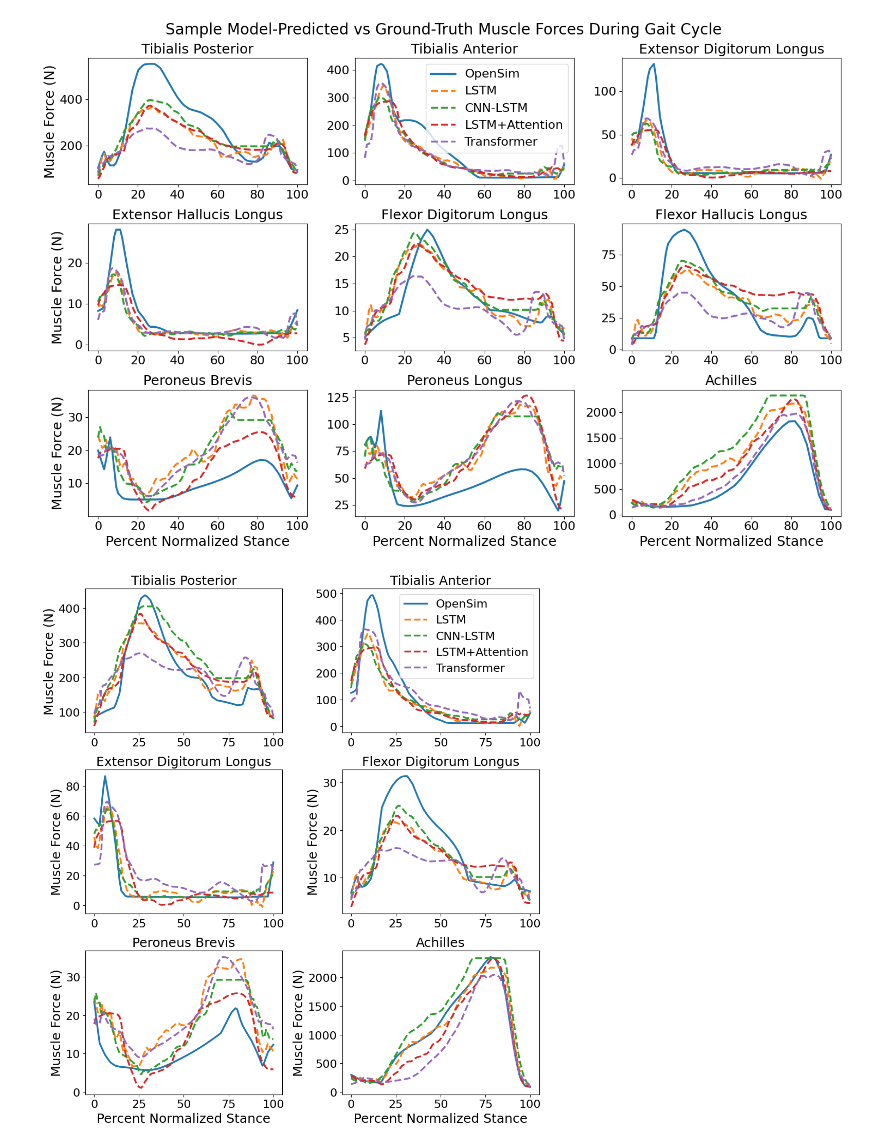
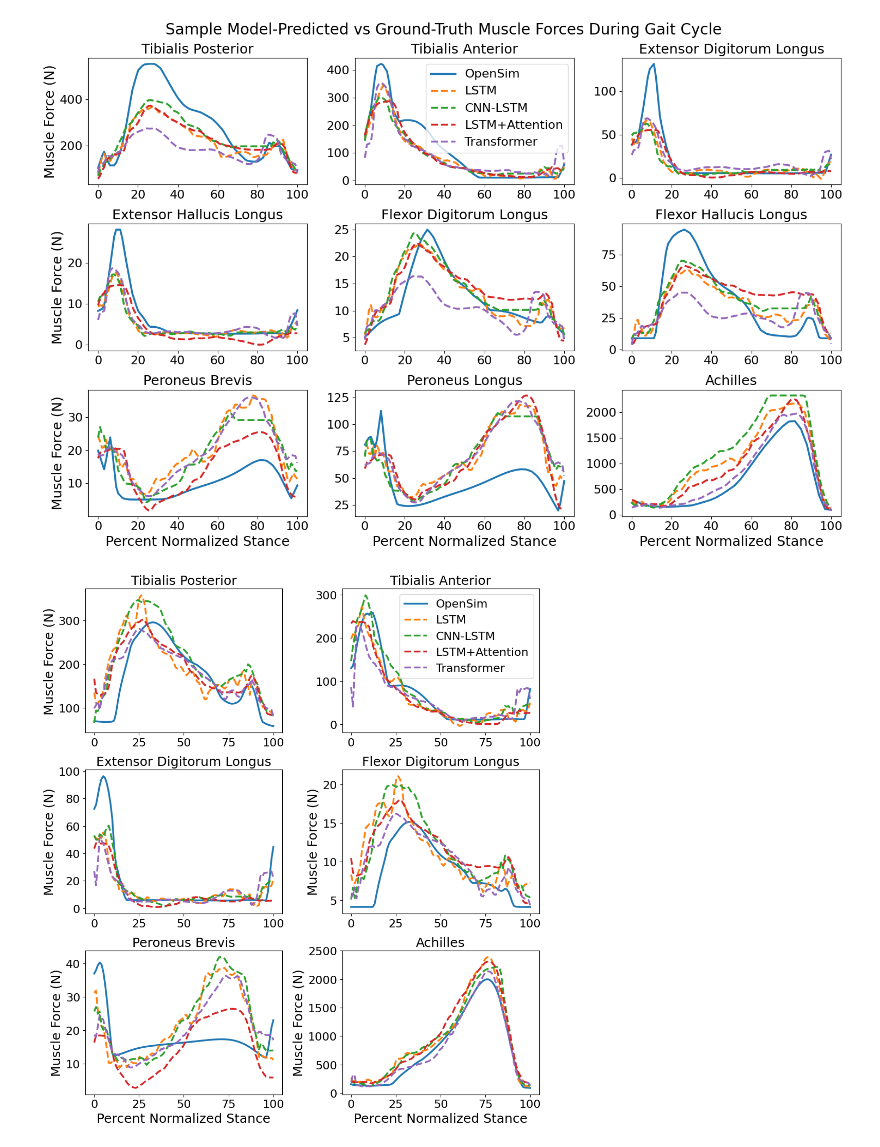
Before and after one commit to anth0nyhle/GRFMuscleModel, a Jupyter notebook: OA_Scripts/Compare_OA_Models.ipynb, the cells around one changed output. Saved outputs shown, nothing was run; the diff lists cells and outputs as text; code cells hidden in the pictures.

```diff
--- a/OA_Scripts/Compare_OA_Models.ipynb
+++ b/OA_Scripts/Compare_OA_Models.ipynb
@@ -69,7 +72,7 @@ lstm_model = LSTMModel(input_size=3,
                        output_size=9,
                        dropout= 0.09055521529077426)
 
-lstm_model.load_state_dict(torch.load('../models/Mixed_lstm.pth', weights_only=True))
+lstm_model.load_state_dict(torch.load('../models/Mixed_lstm.pth', map_location=device, weights_only=True))
 
 lstm_model.to(device)
 
@@ -133,7 +148,7 @@ cnnlstm_model = CNNLSTMModel(input_size=3,
                              output_size=9,
                              dropout= 0.3221114178836374)
 
-cnnlstm_model.load_state_dict(torch.load('../models/Mixed_cnn-lstm.pth', weights_only=True))
+cnnlstm_model.load_state_dict(torch.load('../models/Mixed_cnn-lstm.pth', map_location=device, weights_only=True))
 
 cnnlstm_model.to(device)
 # %% [output]
@@ -202,7 +229,7 @@ lstmattn_model = LSTMAttentionModel(input_size=3,
                                     lstm_dropout= 0.2649797291817925,
                                     attn_dropout= 0.2152143708632664)
 
-lstmattn_model.load_state_dict(torch.load('../models/Mixed_lstm-attn.pth', weights_only=True))
+lstmattn_model.load_state_dict(torch.load('../models/Mixed_lstm-attn.pth', map_location=device, weights_only=True))
 
 lstmattn_model.to(device)
 # %% [output]
@@ -263,9 +302,9 @@ transformer_model = TransformerModel(input_dim=3,
                                      nhead=4,
                                      num_encoder_layers=4,
                                      dim_feedforward=128,
-                                     dropout=  8.157533419504703e-05)
+                                     dropout= 8.157533419504703e-05)
 
-transformer_model.load_state_dict(torch.load('../models/Mixed_transformer.pth', weights_only=True))
+transformer_model.load_state_dict(torch.load('../models/Mixed_transformer.pth', map_location=device, weights_only=True))
 
 transformer_model.to(device)
 # %% [output]
@@ -595,7 +646,7 @@ plt.show()
 # %% [output]
 [figure]
 # %%
-sample_idx = 111
+sample_idx = 0
 
 preds = [lstm_pred[sample_idx], cnnlstm_pred[sample_idx], lstmattn_pred[sample_idx], transformer_pred[sample_idx]]
 true = y_test[sample_idx]
@@ -603,34 +654,34 @@ true = y_test[sample_idx]
 perc_stance = np.linspace(0, 100, 100)
 
 model_labels = ['LSTM', 'CNN-LSTM', 'LSTM+Attention', 'Transformer']
 
 plot_idx = [0, 1, 2, 4, 6, 8]
 
 fig, axes = plt.subplots(3, 2, figsize=(10, 11))  # Create subplots for 9 muscles
 axes = axes.flatten()
 
 for i, ax in zip(plot_idx, axes):
     ax.plot(perc_stance, true[:, i], label='OpenSim', linewidth=2.5)
 
     for j, pred in enumerate(preds):
         ax.plot(perc_stance, pred[:, i], label=model_labels[j], linewidth=2.5, linestyle='--')
 
     if i >= 6:
         ax.set_xlabel('Percent Normalized Stance', fontsize=18)
 
     if i % 2 == 0:
         ax.set_ylabel('Muscle Force (N)', fontsize=18)
 
     ax.set_title(muscle_titles[i], fontsize=18)
     if i == 1:
         ax.legend(loc='upper right', fontsize=16, frameon=True)
     ax.tick_params(axis='x', labelsize=16)
     ax.tick_params(axis='y', labelsize=16)
 
 plt.tight_layout()
 plt.show()
 # %% [output]
-[figure, old version]
+[figure, new version]
 # %%
 rrmse_muscle_dict = {'LSTM': lstm_rrmse, 'CNN-LSTM': cnnlstm_rrmse, 'LSTM+Attention': lstmattn_rrmse, 'Transformer': transformer_rrmse}
 rrmse_overall_dict = {'LSTM': lstm_rrmse_weighted, 'CNN-LSTM': cnnlstm_rrmse_weighted, 'LSTM+Attention': lstmattn_rrmse_weighted, 'Transformer': transformer_rrmse_weighted}
```
Also changed, not shown: parts of 38 cells of this notebook, 7 other files.
